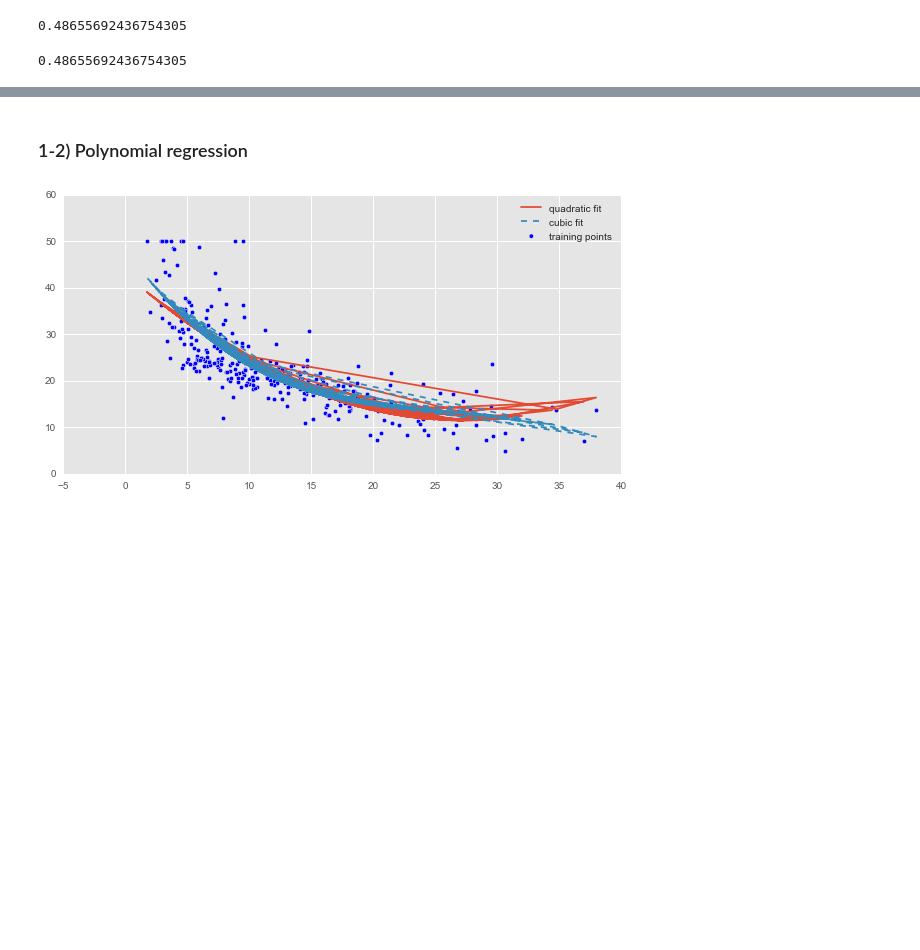
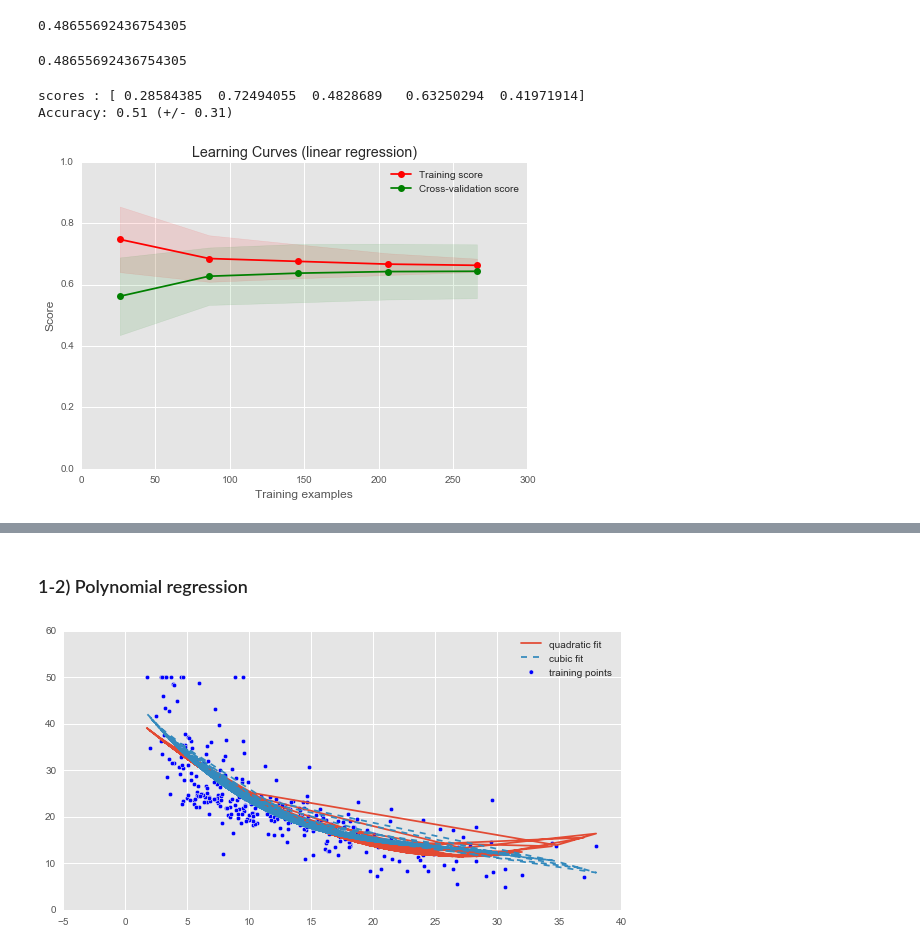
Before and after one commit to yennanliu/Kaggle.com_mini_project, a Jupyter notebook: boston_house/Boston_Housing_V1.ipynb, the cells around one changed output, grey strips where cells are left out. Saved outputs shown, nothing was run; the diff lists cells and outputs as text; code cells hidden in the pictures; blank space fills up the shorter version.

Commit message:
add learning curve plot

```diff
--- a/boston_house/Boston_Housing_V1.ipynb
+++ b/boston_house/Boston_Housing_V1.ipynb
@@ -147,3 +185,16 @@ linear_model.fit(X_train_,y_train_)
 linear_model.score(X_test_,y_test_)
 # %% [output]
 0.48655692436754305
+# %%
+# cross validation
+
+from sklearn.model_selection import cross_val_score
+
+scores = cross_val_score(linear_model, X_test_,y_test_, cv=5)
+print ('scores :' , scores)
+
+# mean score and its 95% confidence interval
+print("Accuracy: %0.2f (+/- %0.2f)" % (scores.mean(), scores.std() * 2))
+# %% [output]
+scores : [ 0.28584385  0.72494055  0.4828689   0.63250294  0.41971914]
+Accuracy: 0.51 (+/- 0.31)
@@ -150,3 +203,19 @@ linear_model.score(X_test_,y_test_)
+# %%
+# Learning Curves
+# http://scikit-learn.org/stable/auto_examples/model_selection/plot_learning_curve.html
+# Cross validation with 100 iterations to get smoother mean test and train
+# score curves, each time with 20% data randomly selected as a validation set.
+
+cv = ShuffleSplit(n_splits=100, test_size=0.2, random_state=0)
+
+estimator = linear_model
+title = "Learning Curves (linear regression)"
+plot_learning_curve(estimator, title, X, y, ylim=(0.0, 1.0), cv=cv, n_jobs=4)
+
+plt.grid()
+plt.show()
+# %% [output]
+[figure, added]
 # %%
 from itertools import cycle
 cycol = cycle('bgrcmk')
```
Also changed, not shown: parts of 11 cells of this notebook.
